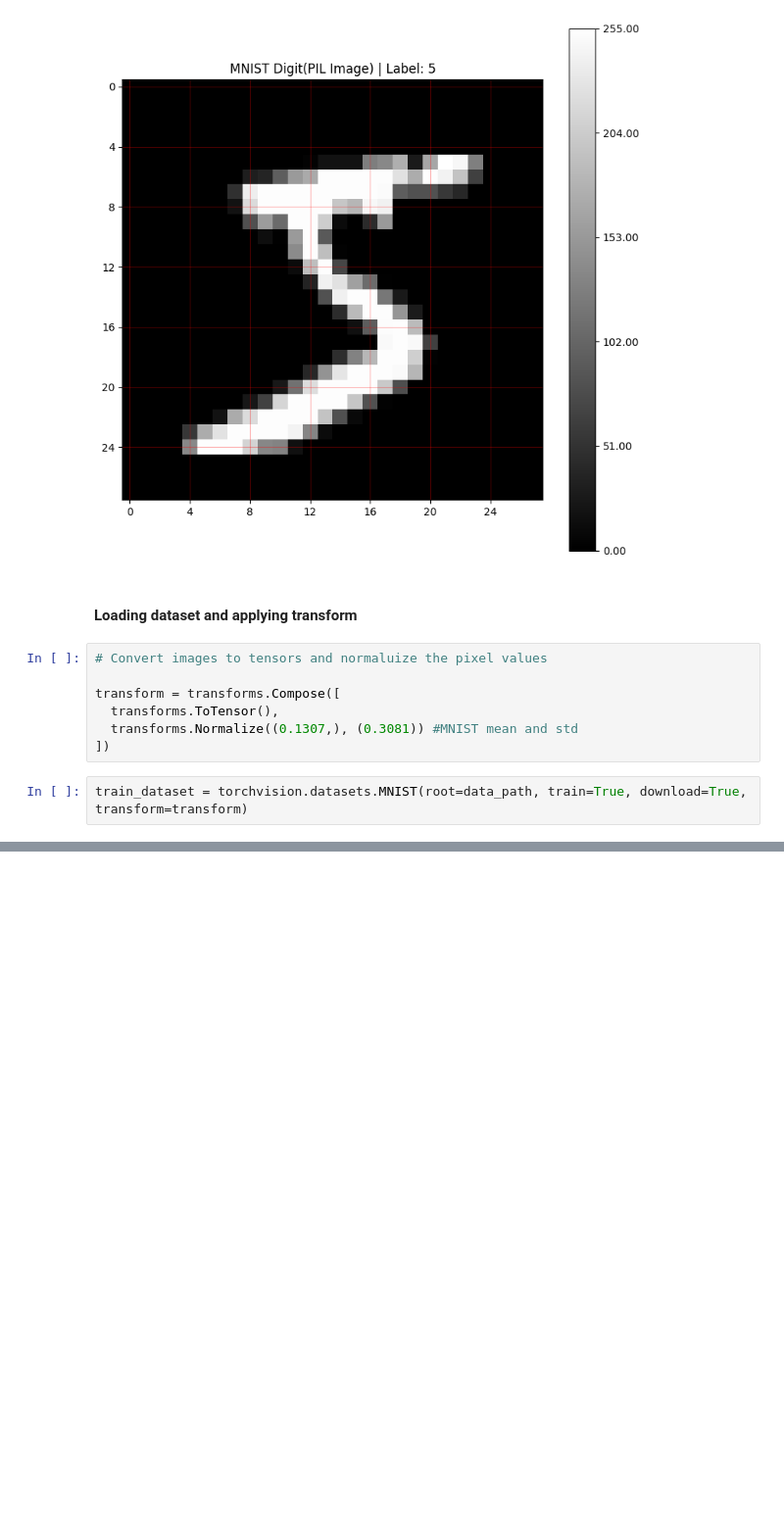
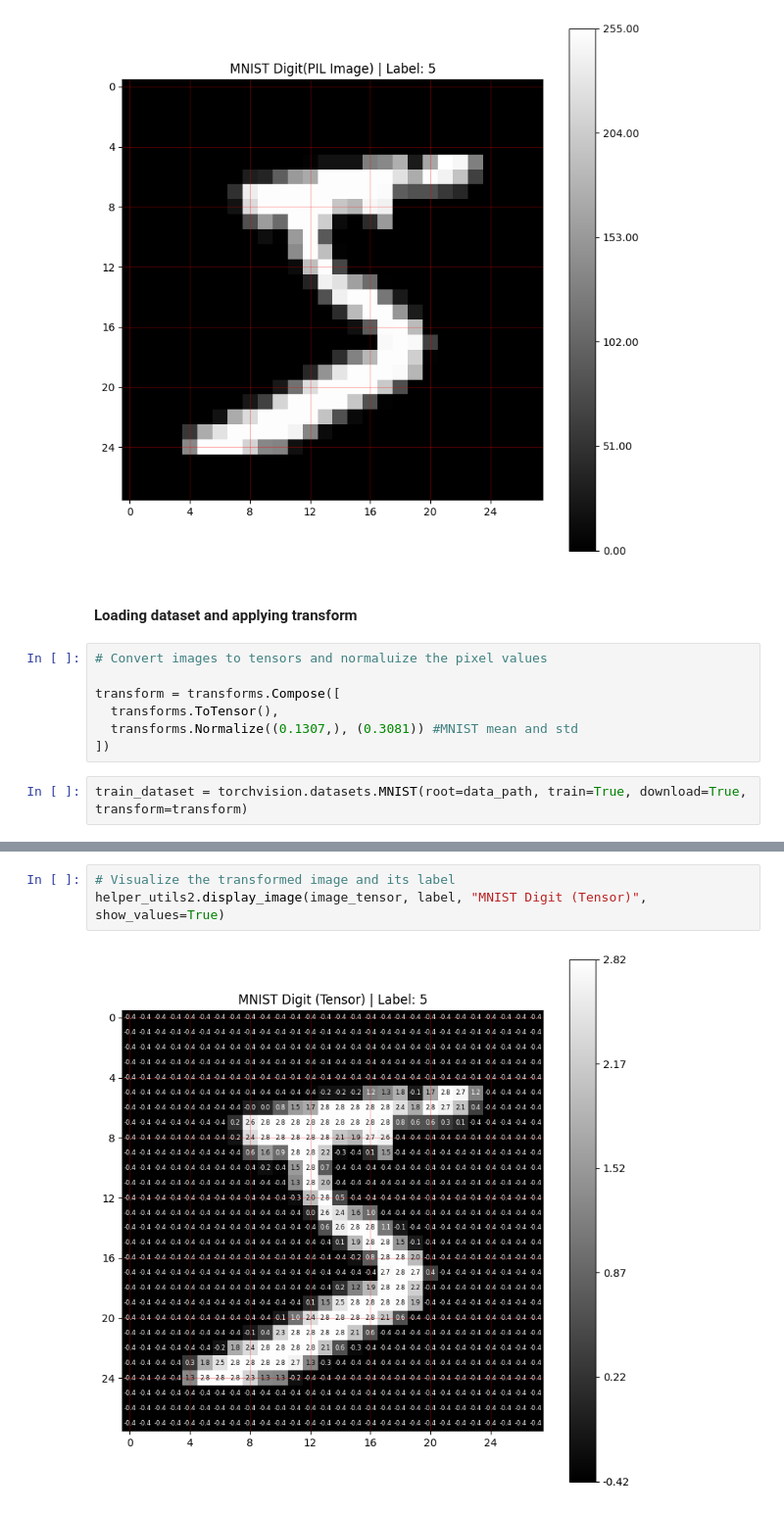
Before and after one commit to RoyalDhee/Deeplearning, a Jupyter notebook: mnist_image_classifier.ipynb, the cells around one changed output, grey strips where cells are left out. Shown at 98% size. Cells and saved outputs as stored; diff of their text form; blank space fills up the shorter version.

```diff
--- a/mnist_image_classifier.ipynb
+++ b/mnist_image_classifier.ipynb
@@ -73,0 +79,5 @@ print(f"Label value:                  {label}")
+# %%
+# Visualize the transformed image and its label
+helper_utils2.display_image(image_tensor, label, "MNIST Digit (Tensor)", show_values=True)
+# %% [output]
+[figure, added]
```
Also changed, not shown: parts of 6 cells of this notebook, 1 other file.
